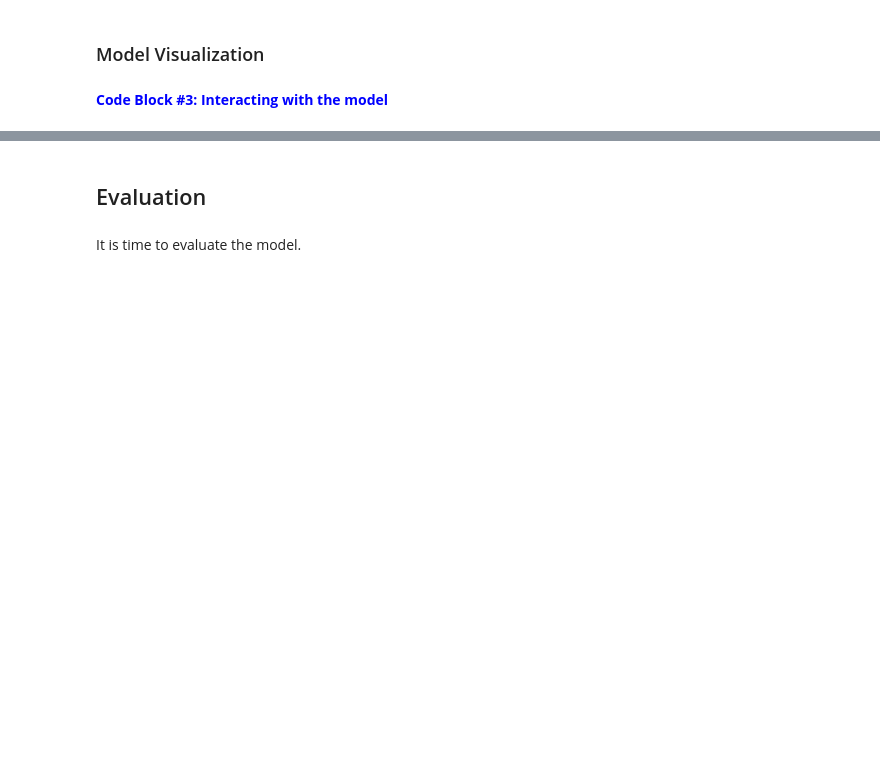
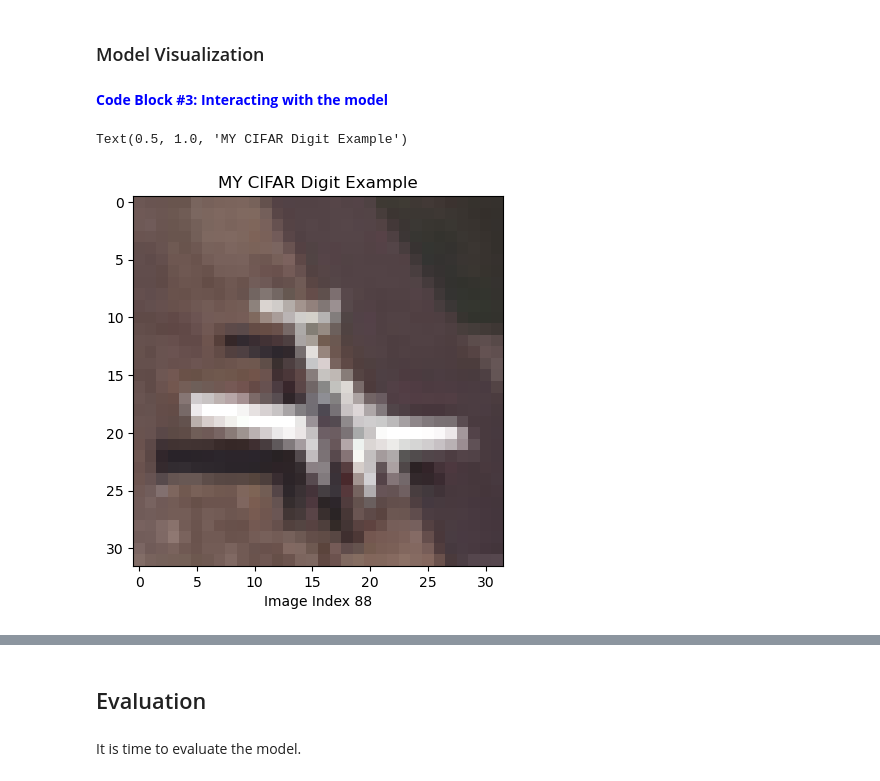
Before and after one commit to zguo47/Brown-Deep-Learning-hw1-knn-zguo47, a Jupyter notebook: hw1/code/HW1_CIFAR.ipynb, the cells around one changed output, grey strips where cells are left out. Cells and saved outputs as stored; diff of their text form; code cells hidden in the pictures; blank space fills up the shorter version.

```diff
--- a/hw1/code/HW1_CIFAR.ipynb
+++ b/hw1/code/HW1_CIFAR.ipynb
@@ -96,5 +96,5 @@ image_test_uint,  label_test  = get_subset(image_test_full, label_test_full, cif
 image_train = np.array(image_train_uint).astype(np.float32)/255.0
 image_train = np.reshape(image_train, (-1, 3072))
 image_test  = np.array(image_test_uint).astype(np.float32)/255.0
-image_test  = np.reshape(image_train, (-1, 3072))
+image_test  = np.reshape(image_test, (-1, 3072))
 # %% [output]
@@ -141,8 +142,14 @@ model_cifar = None
 # %%
 ## Pull in a specific image
 sample_image = image_test[88].copy()
 ## TODO: Show what the image looks like using plt.imshow
 ## Make sure to title it using plt.title
+plt.imshow(sample_image.reshape(32, 32, 3), cmap = "Greys")
+plt.xlabel("Image Index 88")
+plt.title("MY CIFAR Digit Example")
+# %% [output]
+Text(0.5, 1.0, 'MY CIFAR Digit Example')
+[figure, added]
 # %%
 ## TODO: Show what the image looks like using plt.imshow
 ## Make sure to title it using plt.title
```
Also changed, not shown: parts of 7 cells of this notebook, 3 other files.
